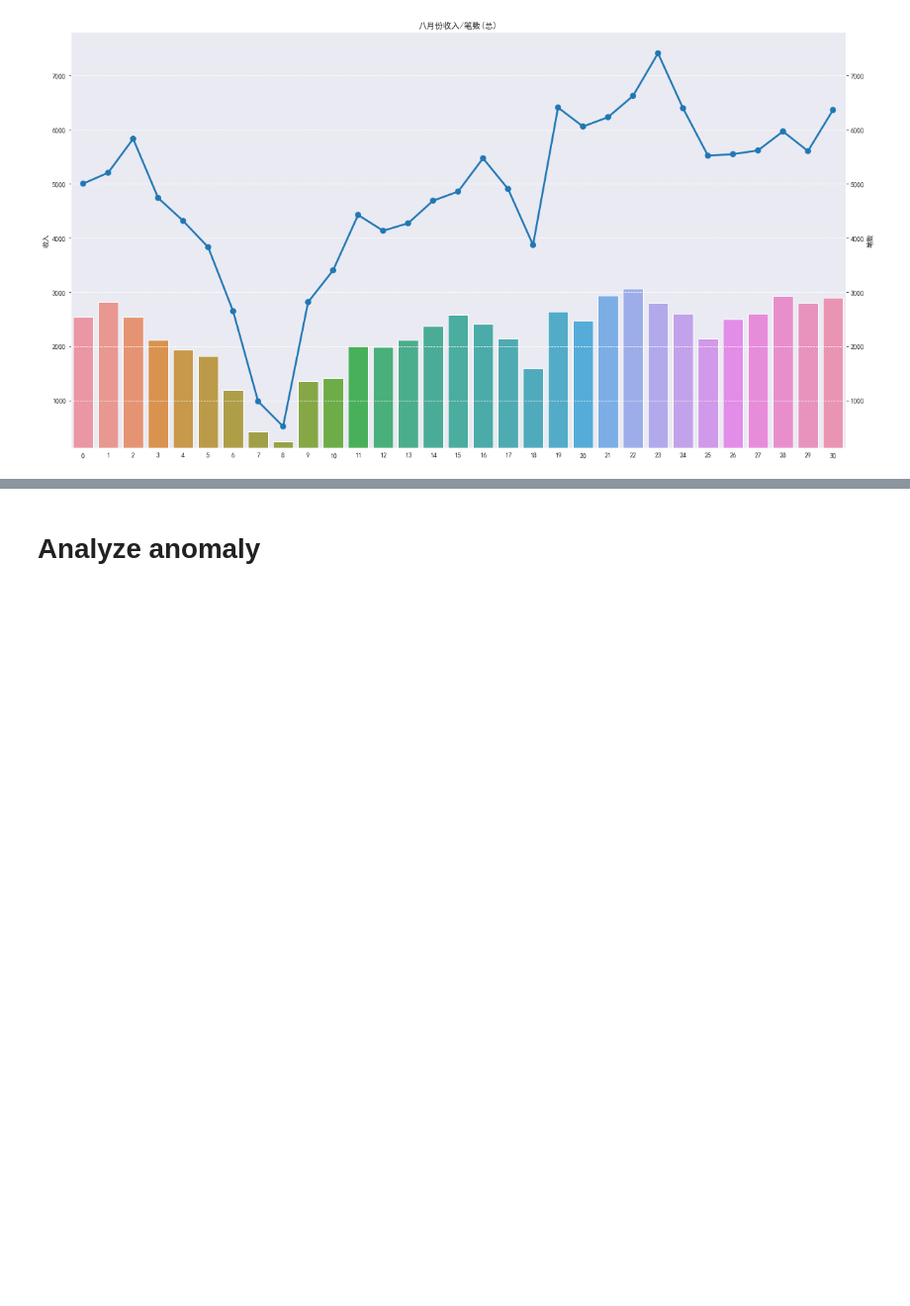
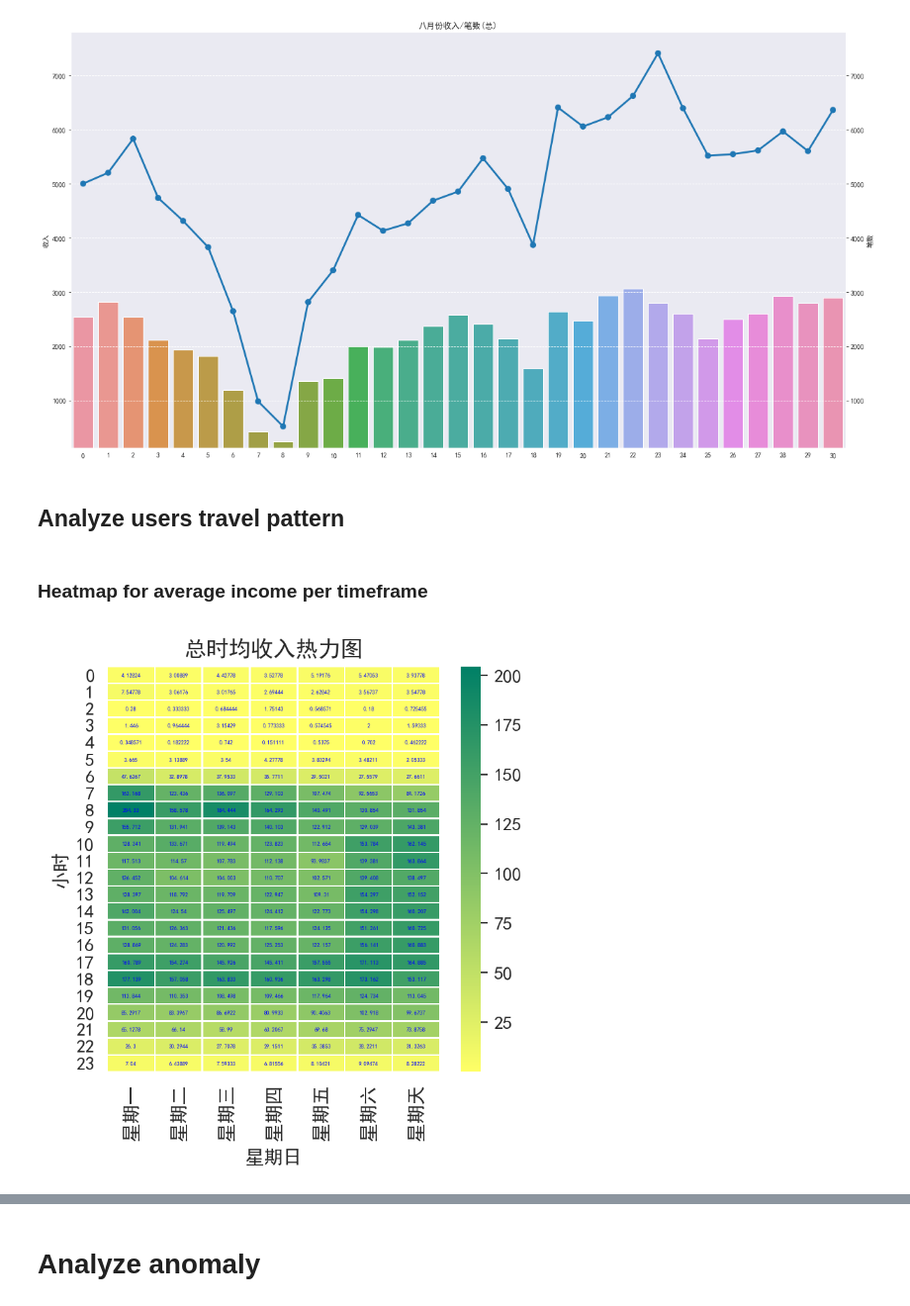
Before and after one commit to rollingeddoe/pcidata_public_transportation, a Jupyter notebook: bus_data_ETL.ipynb, the cells around one changed output, grey strips where cells are left out. Shown at 99% size. Drawn from its saved outputs; the diff is of its cells as text; code cells hidden in the pictures; blank space fills up the shorter version.

```diff
--- a/bus_data_ETL.ipynb
+++ b/bus_data_ETL.ipynb
@@ -104,3 +106,11 @@ agg= get_aggregated(monthly_data,by = 'date')
 trend_plot(agg, names = ['收入','笔数','八月份收入/笔数(总)'], means=None, xtick = agg.index,reverse = False)
 # %% [output]
 [figure]
+# %% [markdown]
+## Analyze users travel pattern
+# %% [markdown]
+### Heatmap for average income per timeframe
+# %%
+heatmap_weekhour(data_bus, '总时均收入热力图',count = False)
+# %% [output]
+[figure, added]
```
Also changed, not shown: parts of 6 cells of this notebook.
